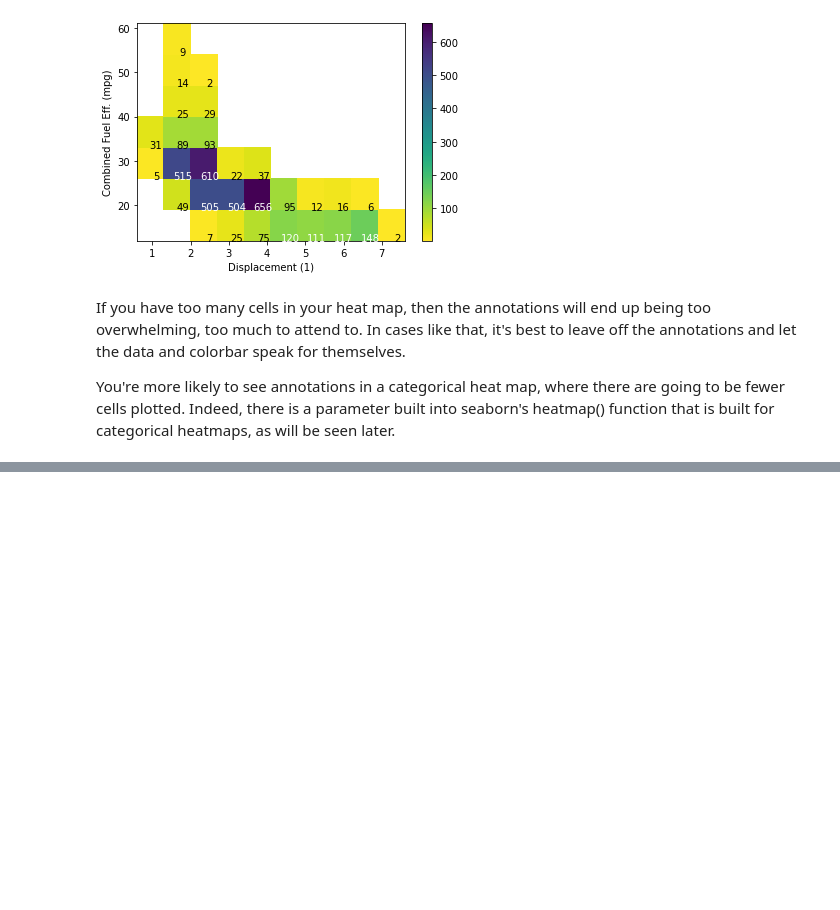
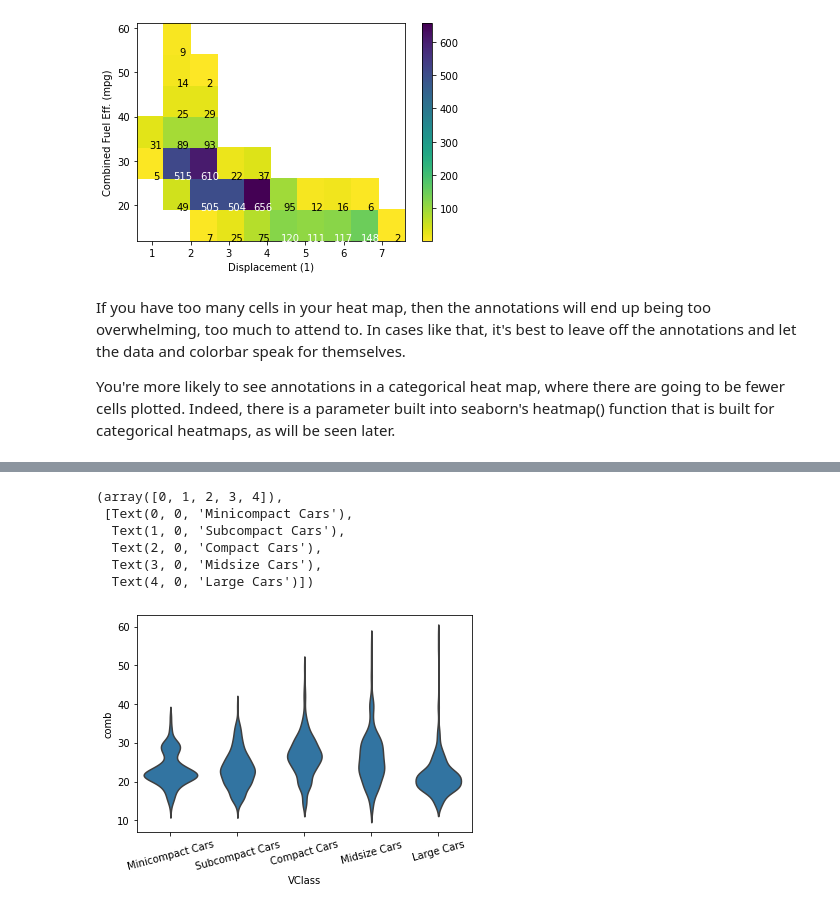
Before and after one commit to hassan-halim/data_visualization, a Jupyter notebook: bivariate_lesson_01.ipynb, the cells around one changed output, grey strips where cells are left out. Saved outputs shown, nothing was run; the diff lists cells and outputs as text; code cells hidden in the pictures; blank space fills up the shorter version.

```diff
--- a/bivariate_lesson_01.ipynb
+++ b/bivariate_lesson_01.ipynb
@@ -221,0 +308,29 @@ You're more likely to see annotations in a categorical heat map, where there are
+# %%
+sedan_classes = ['Minicompact Cars', 'Subcompact Cars', 'Compact Cars', 'Midsize Cars', 'Large Cars']
+# Returns the types for sedan_classes with the categories and orderedness
+# Refer - https://pandas.pydata.org/pandas-docs/version/0.23.4/generated/pandas.api.types.CategoricalDtype.html
+
+vclasses = pd.api.types.CategoricalDtype (ordered = True, categories= sedan_classes)
+
+# Use pandas.astype() to convert the "VClass" column from a plain object type into an ordered categorical type
+fuel_econ.VClass = fuel_econ.VClass.astype(vclasses);
+
+base_color = sb.color_palette()[0]
+
+# The "inner" argument represents the datapoints in the violin interior.
+# It can take any value from {“box”, “quartile”, “point”, “stick”, None}
+# If "box", it draws a miniature boxplot.
+sb.violinplot(data = fuel_econ,
+             x = 'VClass',
+             y = 'comb',
+             color = base_color,
+             inner = None);
+plt.xticks(rotation = 15)
+# %% [output]
+(array([0, 1, 2, 3, 4]),
+ [Text(0, 0, 'Minicompact Cars'),
+  Text(1, 0, 'Subcompact Cars'),
+  Text(2, 0, 'Compact Cars'),
+  Text(3, 0, 'Midsize Cars'),
+  Text(4, 0, 'Large Cars')])
+[figure, added]
```
Also changed, not shown: parts of 52 cells of this notebook.
